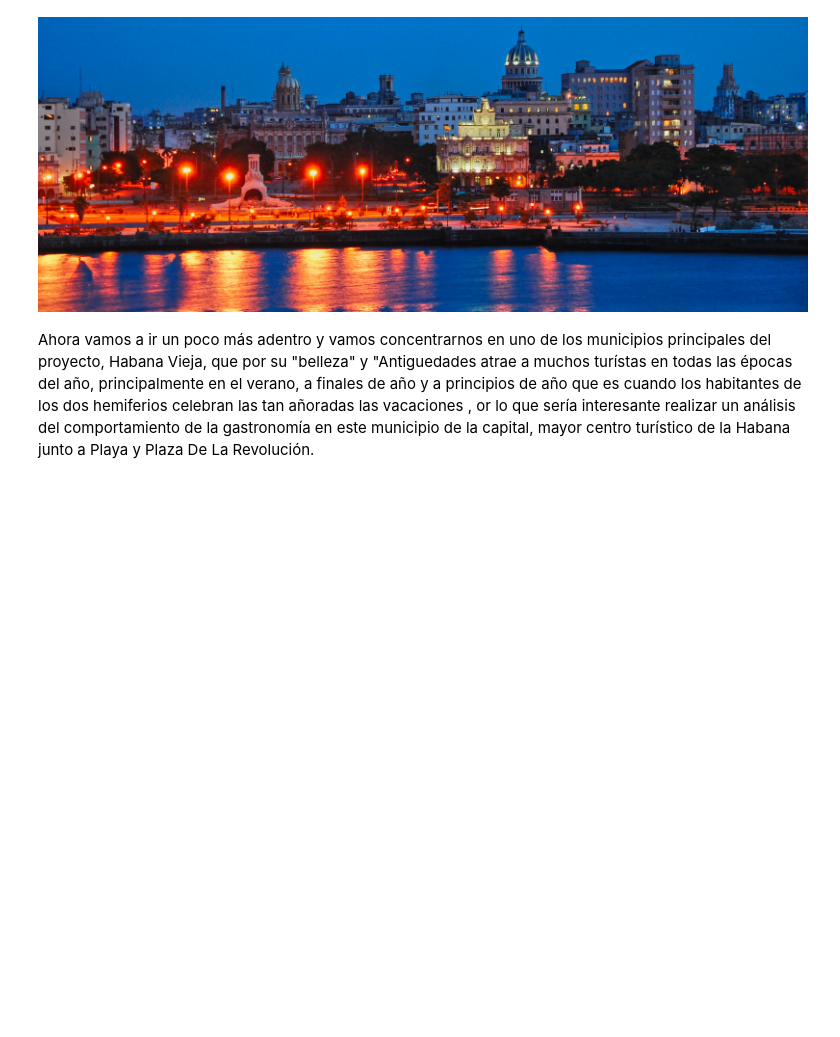
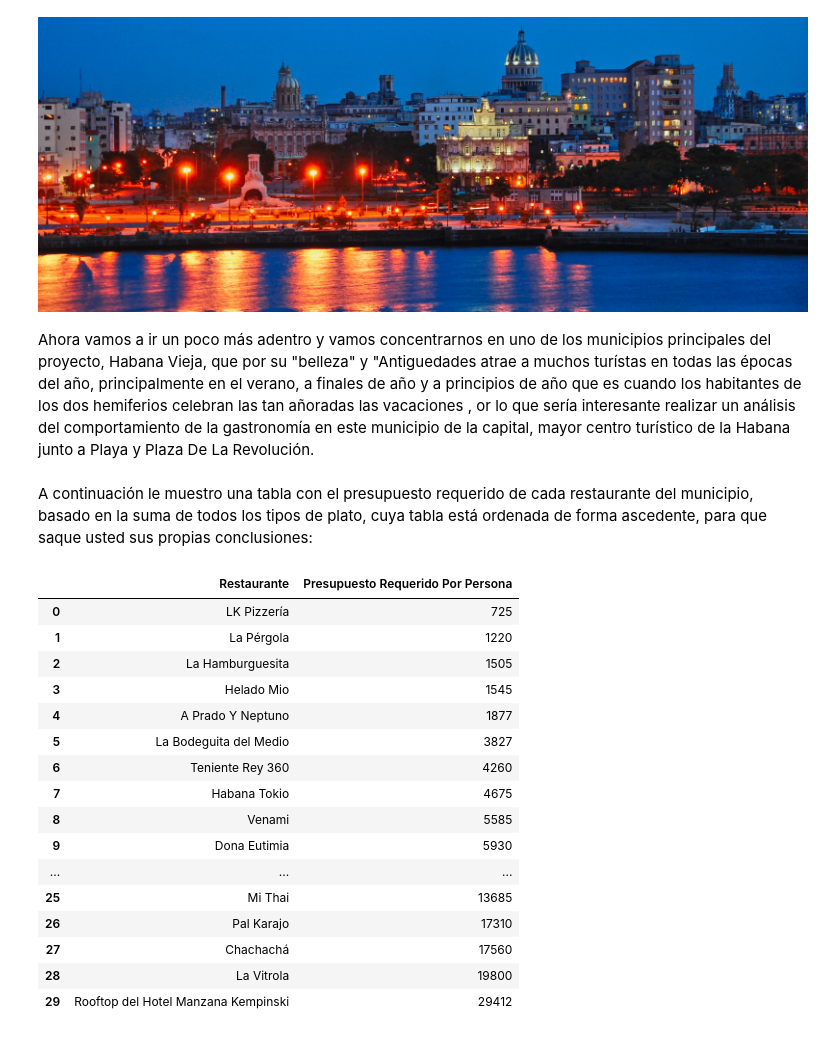
Before and after one commit to Datadrummer-jr/Food-Data, a Jupyter notebook: Project Code/restaurant project.ipynb, the cells around one changed output. Saved outputs shown, nothing was run; the diff lists cells and outputs as text; code cells hidden in the pictures; blank space fills up the shorter version.

```diff
--- a/Project Code/restaurant project.ipynb
+++ b/Project Code/restaurant project.ipynb
@@ -283,3 +265,25 @@ Image(filename= "Habana_Vieja_de_noche.jpg")
 [figure]
 # %% [markdown]
  Ahora vamos a ir un poco más adentro y vamos concentrarnos en uno de los municipios principales del proyecto, Habana Vieja, que por su "belleza" y "Antiguedades atrae a muchos turístas en todas las épocas del año, principalmente en el verano, a finales de año y a principios de año que es cuando los habitantes de los dos hemiferios celebran las tan añoradas las vacaciones , or lo que sería interesante realizar un análisis del comportamiento de la gastronomía en este municipio de la capital, mayor centro turístico de la Habana junto a Playa y Plaza De La Revolución.
+# %% [markdown]
+ A continuación le muestro una tabla con el presupuesto requerido de cada restaurante del municipio, basado en la suma de todos los tipos de plato, cuya tabla está ordenada de forma ascedente, para que saque usted sus propias conclusiones:
+# %%
+df_hv()
+# %% [output]
+|  | Restaurante | Presupuesto Requerido Por Persona |
+| 0 | LK Pizzería | 725 |
+| 1 | La Pérgola | 1220 |
+| 2 | La Hamburguesita | 1505 |
+| 3 | Helado Mio | 1545 |
+| 4 | A Prado Y Neptuno | 1877 |
+| 5 | La Bodeguita del Medio | 3827 |
+| 6 | Teniente Rey 360 | 4260 |
+| 7 | Habana Tokio | 4675 |
+| 8 | Venami | 5585 |
+| 9 | Dona Eutimia | 5930 |
+| ... | ... | ... |
+| 25 | Mi Thai | 13685 |
+| 26 | Pal Karajo | 17310 |
+| 27 | Chachachá | 17560 |
+| 28 | La Vitrola | 19800 |
+| 29 | Rooftop del Hotel Manzana Kempinski | 29412 |
```
Also changed, not shown: parts of 22 cells of this notebook, 2 other files.
